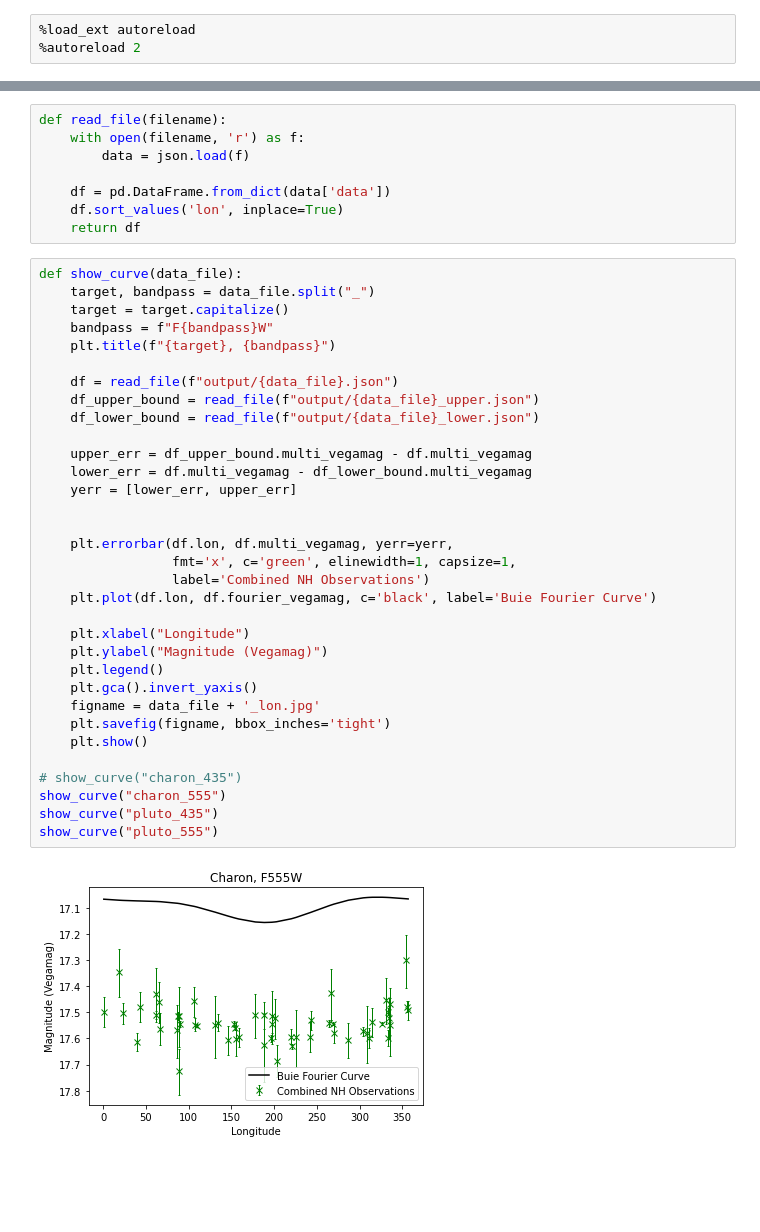
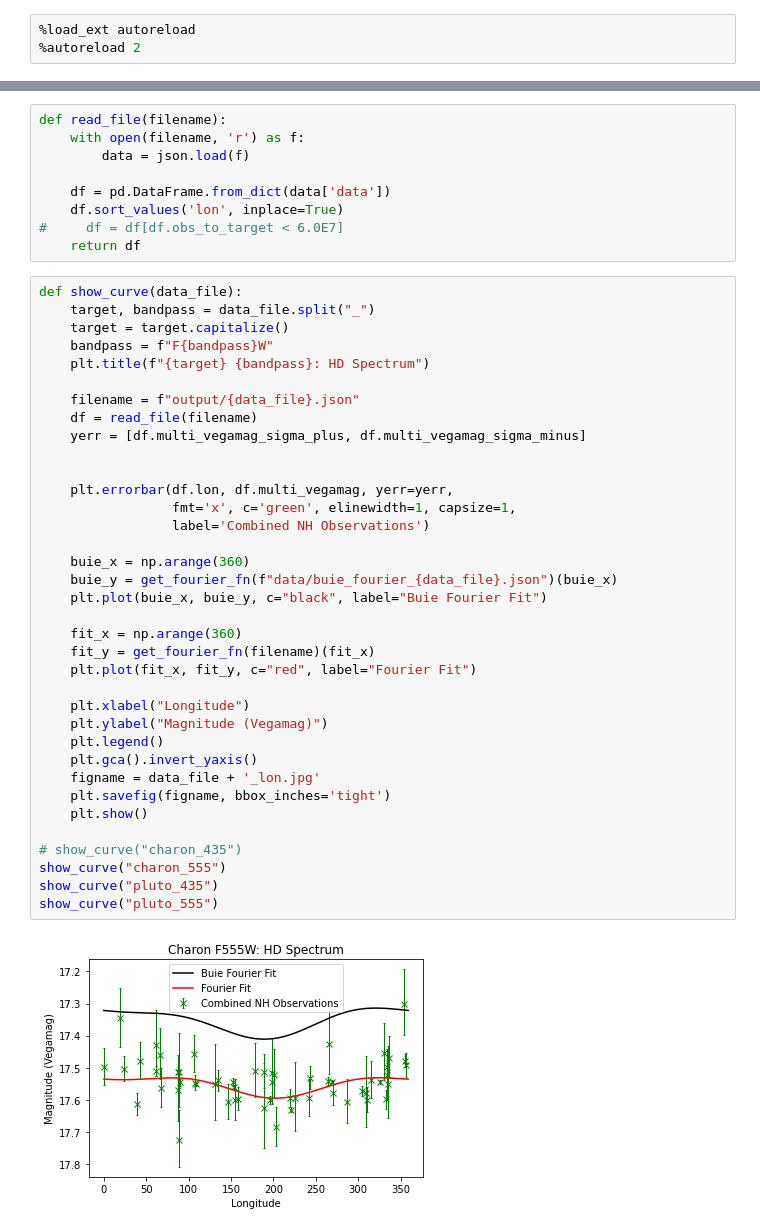
Before and after one commit to TimEwing/pluto, a Jupyter notebook: phase_curve_err.ipynb, the cells around one changed output, grey strips where cells are left out. Saved outputs shown, nothing was run; the diff lists cells and outputs as text; blank space fills up the shorter version.

```diff
--- a/phase_curve_err.ipynb
+++ b/phase_curve_err.ipynb
@@ -20,39 +21,43 @@ def read_file(filename):
 
     df = pd.DataFrame.from_dict(data['data'])
     df.sort_values('lon', inplace=True)
+#     df = df[df.obs_to_target < 6.0E7]
     return df
 # %%
 def show_curve(data_file):
     target, bandpass = data_file.split("_")
     target = target.capitalize()
     bandpass = f"F{bandpass}W"
-    plt.title(f"{target}, {bandpass}")
+    plt.title(f"{target} {bandpass}: HD Spectrum")
 
-    df = read_file(f"output/{data_file}.json")
-    df_upper_bound = read_file(f"output/{data_file}_upper.json")
-    df_lower_bound = read_file(f"output/{data_file}_lower.json")
-
-    upper_err = df_upper_bound.multi_vegamag - df.multi_vegamag
-    lower_err = df.multi_vegamag - df_lower_bound.multi_vegamag
-    yerr = [lower_err, upper_err]
+    filename = f"output/{data_file}.json"
+    df = read_file(filename)
+    yerr = [df.multi_vegamag_sigma_plus, df.multi_vegamag_sigma_minus]
 
 
     plt.errorbar(df.lon, df.multi_vegamag, yerr=yerr,
                  fmt='x', c='green', elinewidth=1, capsize=1,
                  label='Combined NH Observations')
-    plt.plot(df.lon, df.fourier_vegamag, c='black', label='Buie Fourier Curve')
+
+    buie_x = np.arange(360)
+    buie_y = get_fourier_fn(f"data/buie_fourier_{data_file}.json")(buie_x)
+    plt.plot(buie_x, buie_y, c="black", label="Buie Fourier Fit")
+
+    fit_x = np.arange(360)
+    fit_y = get_fourier_fn(filename)(fit_x)
+    plt.plot(fit_x, fit_y, c="red", label="Fourier Fit")
 
     plt.xlabel("Longitude")
     plt.ylabel("Magnitude (Vegamag)")
     plt.legend()
     plt.gca().invert_yaxis()
     figname = data_file + '_lon.jpg'
     plt.savefig(figname, bbox_inches='tight')
     plt.show()
 
 # show_curve("charon_435")
 show_curve("charon_555")
 show_curve("pluto_435")
 show_curve("pluto_555")
 # %% [output]
-[figure, old version]
+[figure, new version]
```
Also changed, not shown: parts of 3 cells of this notebook, 25 other files.
